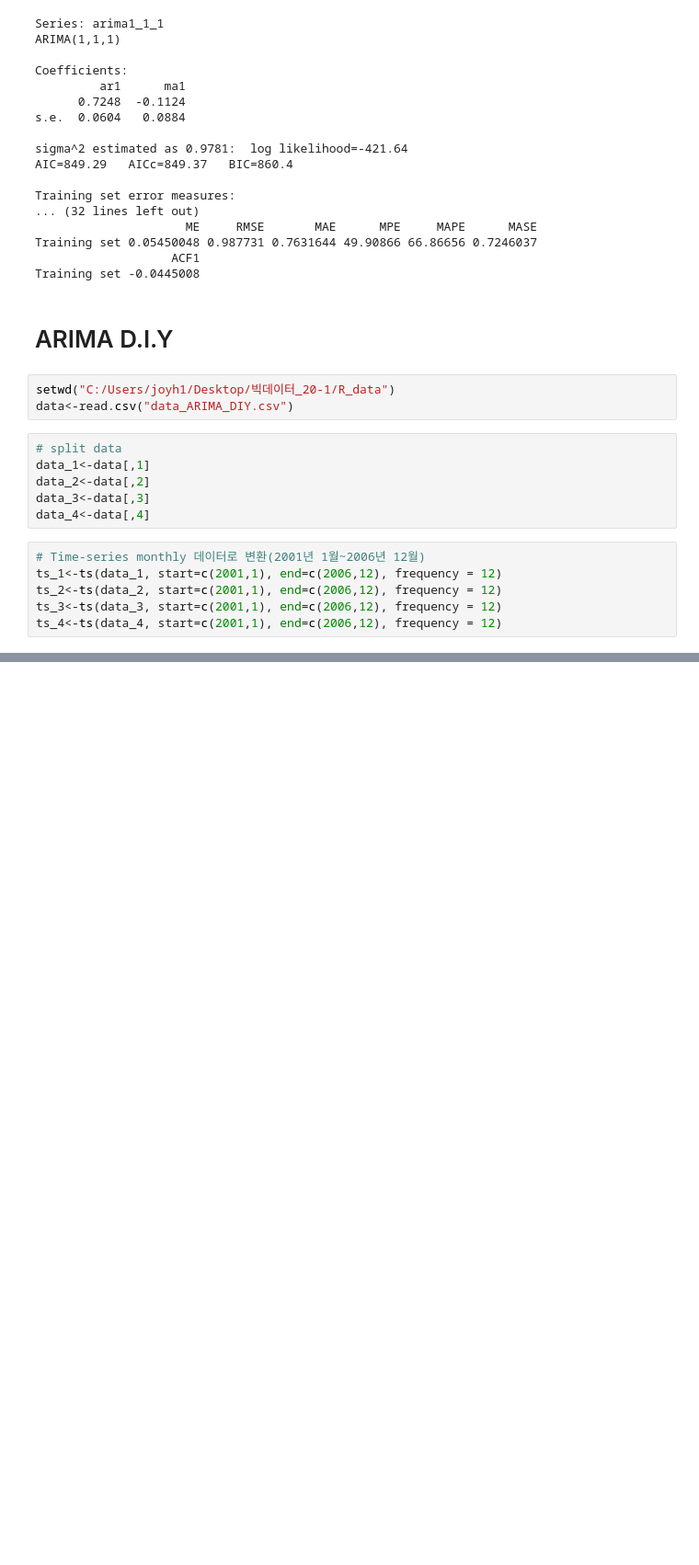
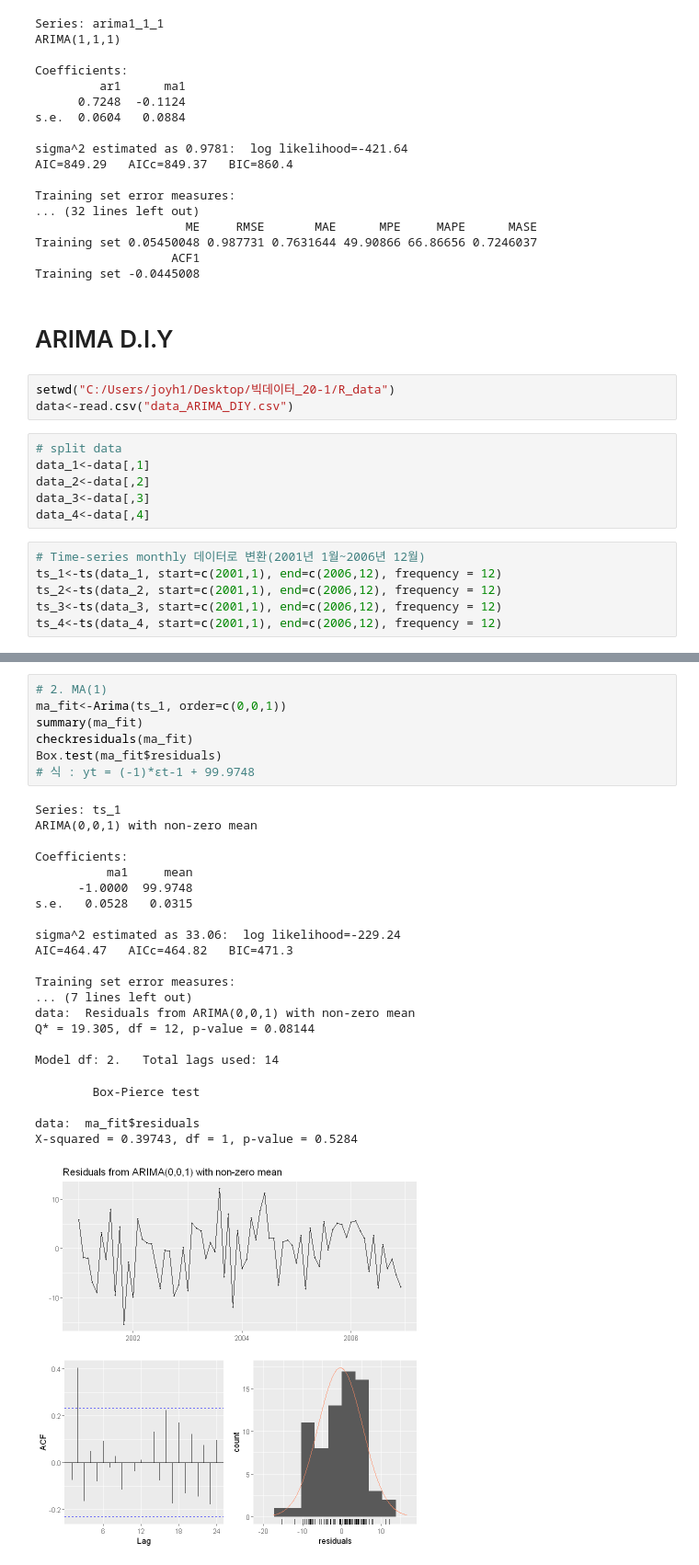
Before and after one commit to young-hun-jo/SCH_Univ_Course, a Jupyter notebook: Time_Series/ARIMA_&_DIY.ipynb, the cells around one changed output, grey strips where cells are left out. Shown at 92% size. Saved outputs shown, nothing was run; the diff lists cells and outputs as text; blank space fills up the shorter version.

```diff
--- a/Time_Series/ARIMA_&_DIY.ipynb
+++ b/Time_Series/ARIMA_&_DIY.ipynb
@@ -134,0 +192,30 @@ ts_4<-ts(data_4, start=c(2001,1), end=c(2006,12), frequency = 12)
+# %%
+# 2. MA(1)
+ma_fit<-Arima(ts_1, order=c(0,0,1))
+summary(ma_fit)
+checkresiduals(ma_fit)
+Box.test(ma_fit$residuals)
+# 식 : yt = (-1)*εt-1 + 99.9748
+# %% [output]
+Series: ts_1
+ARIMA(0,0,1) with non-zero mean
+
+Coefficients:
+          ma1     mean
+      -1.0000  99.9748
+s.e.   0.0528   0.0315
+
+sigma^2 estimated as 33.06:  log likelihood=-229.24
+AIC=464.47   AICc=464.82   BIC=471.3
+
+Training set error measures:
+... (7 lines left out)
+data:  Residuals from ARIMA(0,0,1) with non-zero mean
+Q* = 19.305, df = 12, p-value = 0.08144
+
+Model df: 2.   Total lags used: 14
+        Box-Pierce test
+
+data:  ma_fit$residuals
+X-squared = 0.39743, df = 1, p-value = 0.5284
+[figure, added]
```
Also changed, not shown: parts of 20 cells of this notebook.
